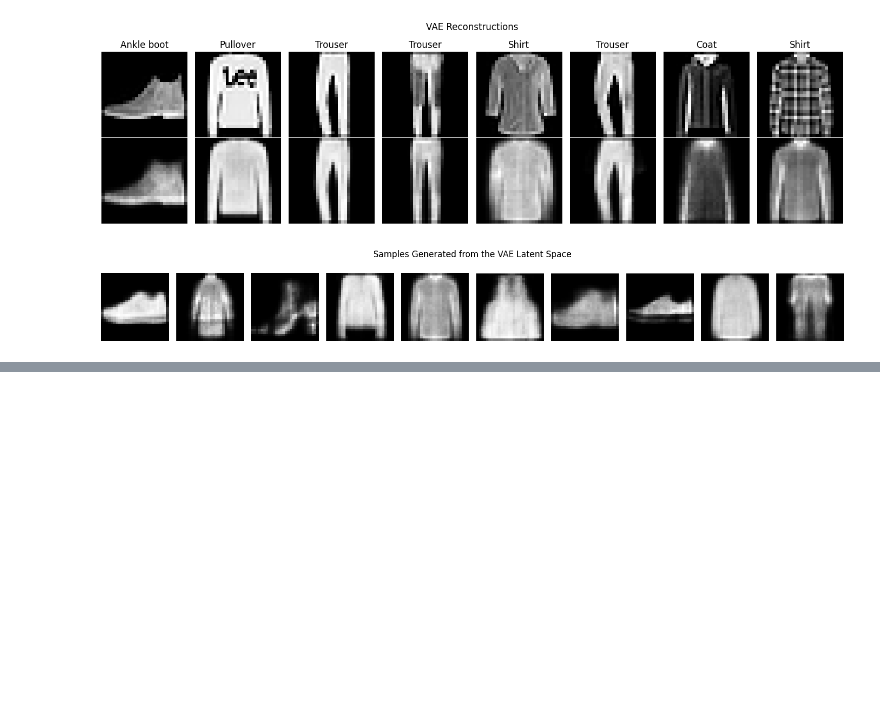
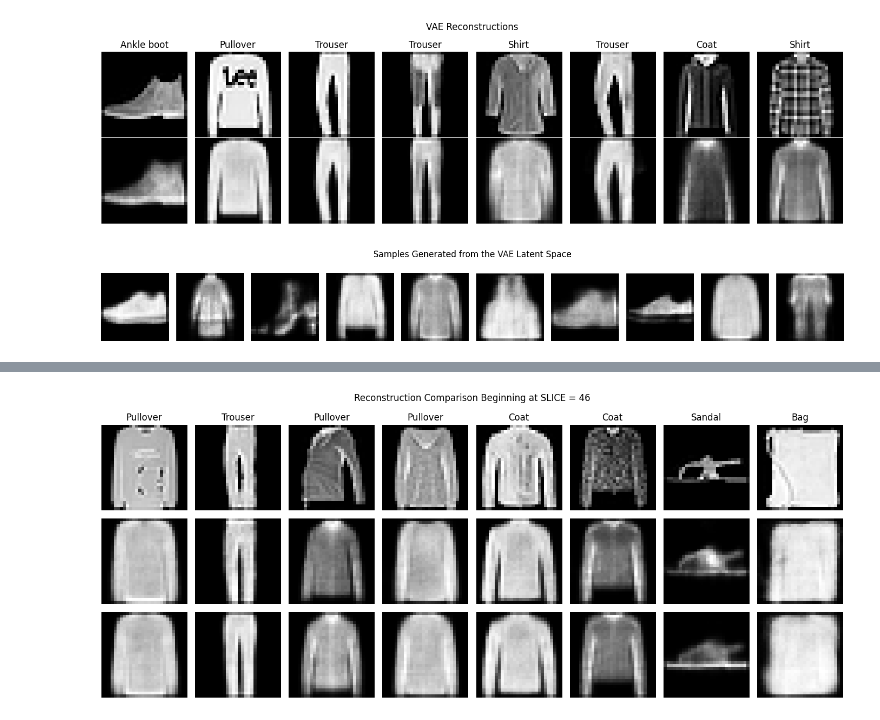
Before and after one commit to DrashtiShah23/data266-2046, a Jupyter notebook: hw7/HW7.ipynb, the cells around one changed output, grey strips where cells are left out. Saved outputs shown, nothing was run; the diff lists cells and outputs as text; code cells hidden in the pictures; blank space fills up the shorter version.

```diff
--- a/hw7/HW7.ipynb
+++ b/hw7/HW7.ipynb
@@ -999,0 +1261,47 @@ plt.show()
+# %%
+comparison_indices = [
+    SLICE + i
+    for i in range(8)
+]
+
+fig, axes = plt.subplots(
+    3,
+    len(comparison_indices),
+    figsize=(14, 6)
+)
+
+for column, idx in enumerate(comparison_indices):
+    axes[0, column].imshow(
+        all_images[idx].reshape(28, 28),
+        cmap="gray"
+    )
+
+    axes[0, column].set_title(
+        class_names[all_labels[idx].item()]
+    )
+
+    axes[1, column].imshow(
+        all_fc_recon[idx].reshape(28, 28),
+        cmap="gray"
+    )
+
+    axes[2, column].imshow(
+        all_vae_recon[idx].reshape(28, 28),
+        cmap="gray"
+    )
+
+    for row in range(3):
+        axes[row, column].axis("off")
+
+axes[0, 0].set_ylabel("Original")
+axes[1, 0].set_ylabel("FC AE")
+axes[2, 0].set_ylabel("VAE")
+
+plt.suptitle(
+    f"Reconstruction Comparison Beginning at SLICE = {SLICE}"
+)
+
+plt.tight_layout()
+plt.show()
+# %% [output]
+[figure, added]
```
Also changed, not shown: parts of 19 cells of this notebook.
